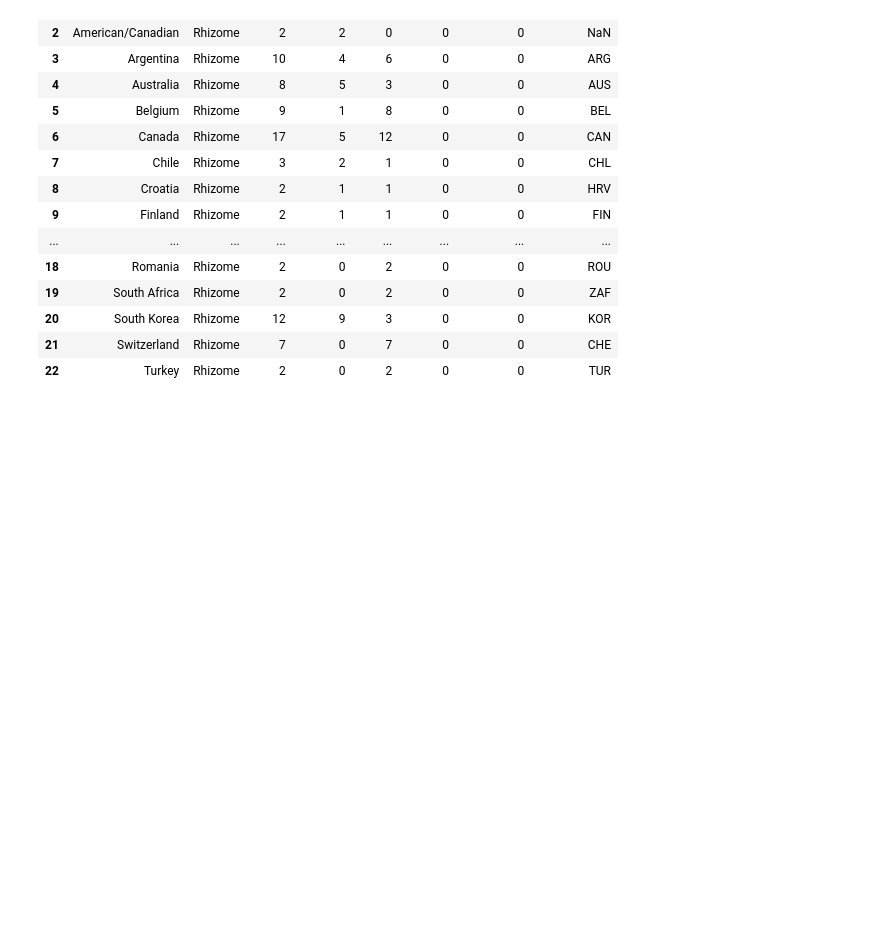
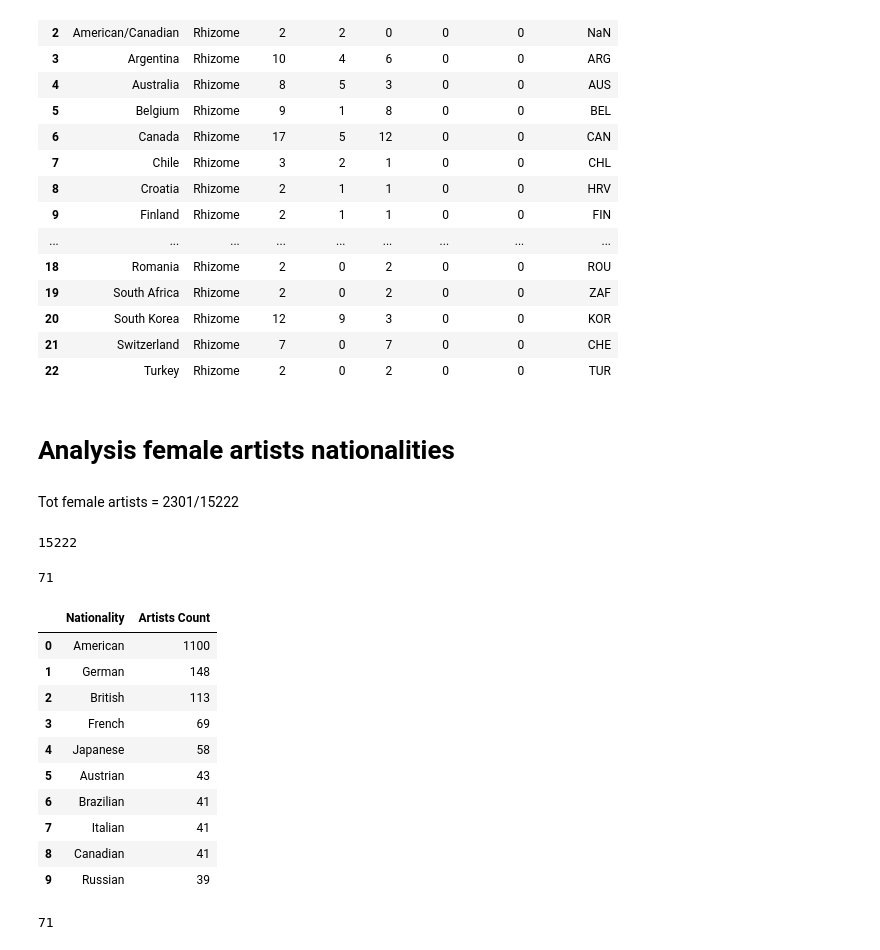
Before and after one commit to laurentfintoni/Net-Art-Rev, a Jupyter notebook: ChiaraViz_2.ipynb, the cells around one changed output. Cells and saved outputs as stored; diff of their text form; code cells hidden in the pictures; blank space fills up the shorter version.

```diff
--- a/ChiaraViz_2.ipynb
+++ b/ChiaraViz_2.ipynb
@@ -497,3 +497,44 @@ HDX</a>'),
 )
 
 fig.show()
+# %% [markdown]
+# Analysis  female artists nationalities
+# %% [markdown]
+Tot female artists = 2301/15222
+# %%
+len(moma_artists)
+# %% [output]
+15222
+# %%
+moma_girls = moma_artists[moma_artists["Gender"].str.contains(r'F')]
+# %%
+list_galsNats = set(moma_girls.Nationality)
+len(list_galsNats)
+# %% [output]
+71
+# %%
+f_artist_nats_count = pd.DataFrame(columns=['Nationality', 'Artists Count'])
+for nat in list_galsNats:
+    that_nat_artists = moma_girls[moma_girls["Nationality"].str.contains(nat)]
+    nat_row = [nat, len(that_nat_artists)]
+    #print(nat_row)
+    f_artist_nats_count.loc[len(f_artist_nats_count.index)] = nat_row
+
+f_artist_nats_count_top = f_artist_nats_count[f_artist_nats_count['Nationality']!= 'missing']
+f_artist_nats_count_top.sort_values(by=['Artists Count'], ascending=False, ignore_index=True)[:10]
+# %% [output]
+|  | Nationality | Artists Count |
+| 0 | American | 1100 |
+| 1 | German | 148 |
+| 2 | British | 113 |
+| 3 | French | 69 |
+| 4 | Japanese | 58 |
+| 5 | Austrian | 43 |
+| 6 | Brazilian | 41 |
+| 7 | Italian | 41 |
+| 8 | Canadian | 41 |
+| 9 | Russian | 39 |
+# %%
+len(f_artist_nats_count)
+# %% [output]
+71
```
Also changed, not shown: parts of 1 cell of this notebook, 1 other file.
